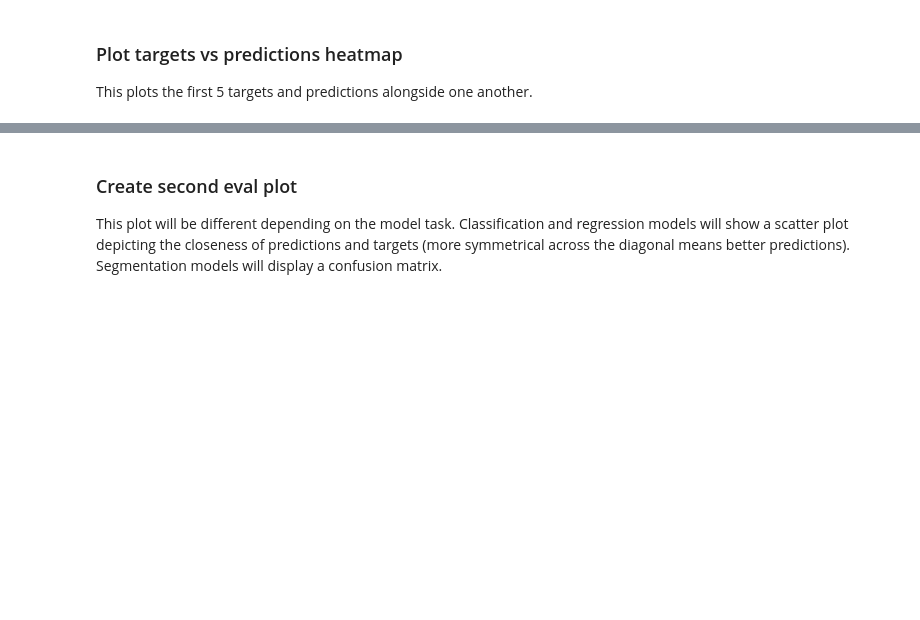
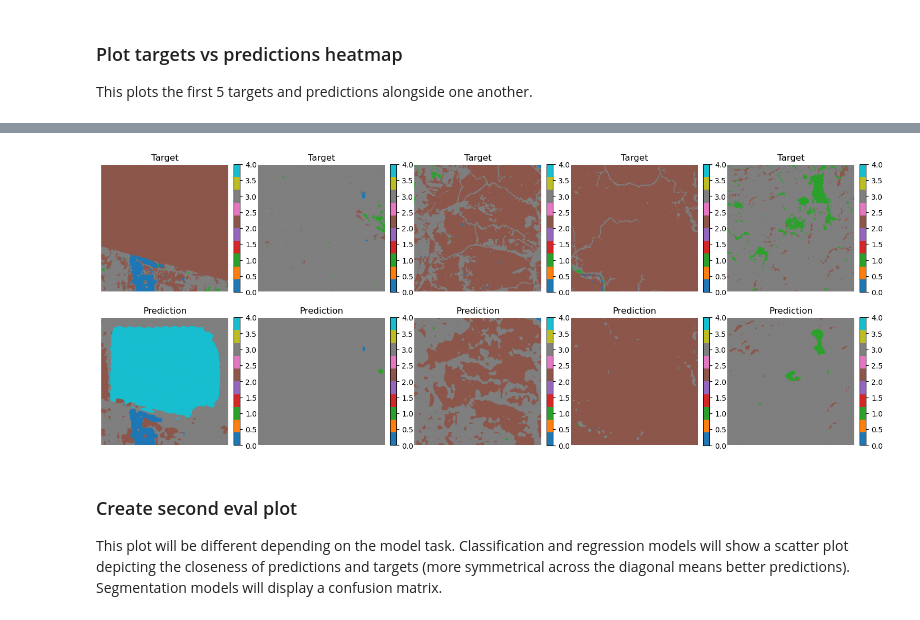
Before and after one commit to nasa-nccs-hpda/ilab-pangaea-bench, a Jupyter notebook: notebooks/1_eval_notebook.ipynb, the cells around one changed output, grey strips where cells are left out. Saved outputs shown, nothing was run; the diff lists cells and outputs as text; code cells hidden in the pictures; blank space fills up the shorter version.

```diff
--- a/notebooks/1_eval_notebook.ipynb
+++ b/notebooks/1_eval_notebook.ipynb
@@ -246,12 +259,14 @@ This plots the first 5 targets and predictions alongside one another.
 # %%
 logger.info("Creating heatmap and saving to png...")
 
-plot_results_heatmap(
+fig = plot_results_heatmap_2(
     cfg=cfg,
     targets=test_dict["targets"],
     preds=test_dict["preds"],
+    images=test_dict["images"],
     save_dir=working_dir,
     png_prefix=heatmap_plot_filename,
 )
 plt.show()
 plt.close()
+# %% [output]
@@ -258,3 +274,4 @@ plt.close()
+[figure, added]
 # %% [markdown]
 ### Create second eval plot
 This plot will be different depending on the model task. Classification and regression models will show a scatter plot depicting the closeness of predictions and targets (more symmetrical across the diagonal means better predictions). Segmentation models will display a confusion matrix.
```
Also changed, not shown: parts of 6 cells of this notebook, 1 other file.
